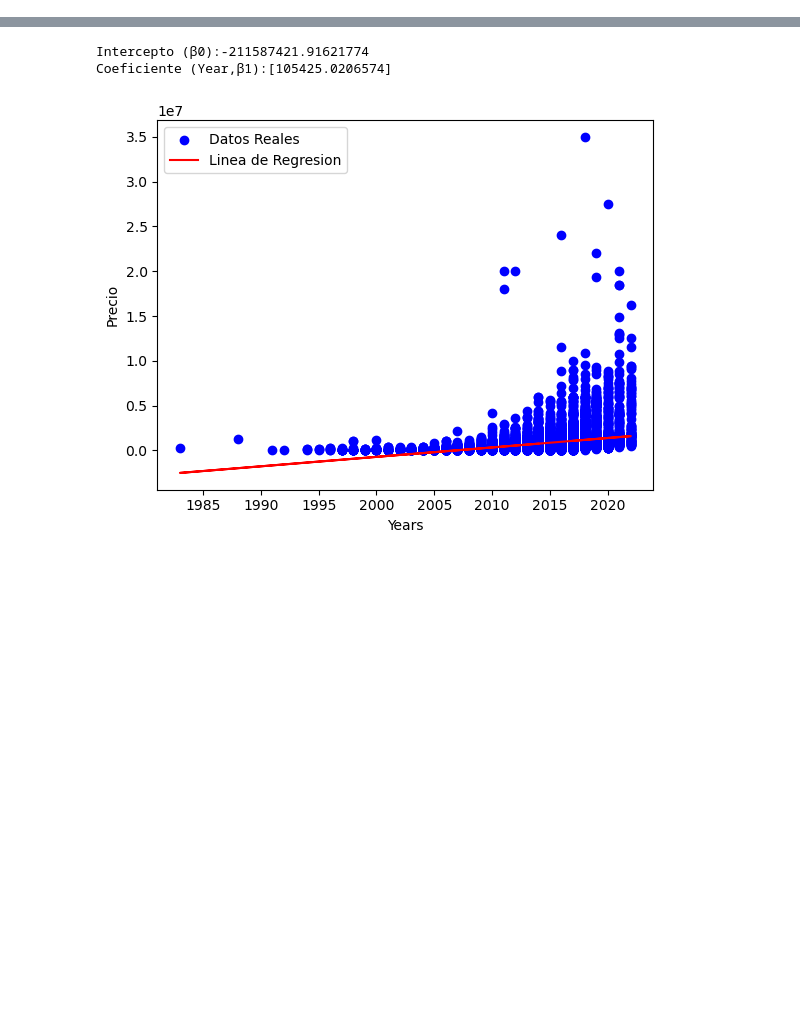
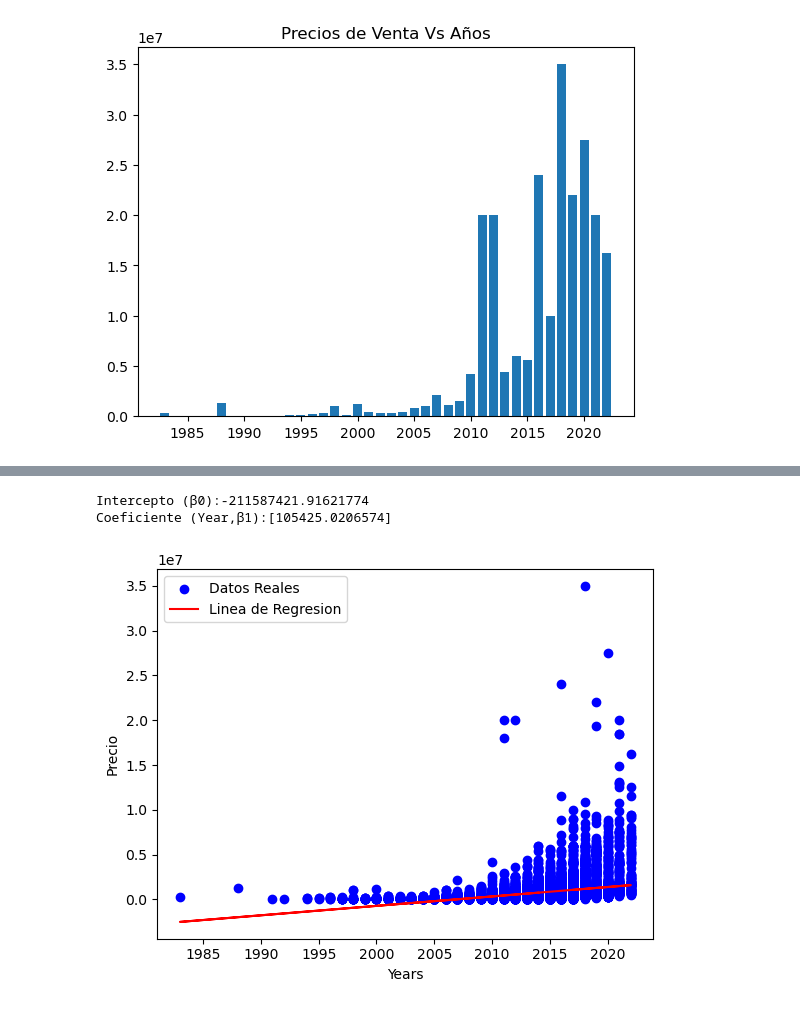
Before and after one commit to lfruizgac/RegresionLineal, a Jupyter notebook: RegresionLineal.ipynb, the cells around one changed output, grey strips where cells are left out. Cells and saved outputs as stored; diff of their text form; code cells hidden in the pictures; blank space fills up the shorter version.

```diff
--- a/RegresionLineal.ipynb
+++ b/RegresionLineal.ipynb
@@ -32,0 +71,8 @@ data = pd.read_excel('Documents/vehiculo.xlsx')
+# %%
+#Graficos de barras Precio de venta Vs años
+
+plt.bar(data['Year'], data['Selling_Price'])
+plt.title('Precios de Venta Vs Años')
+plt.show()
+# %% [output]
+[figure, added]
```
Also changed, not shown: parts of 27 cells of this notebook.
